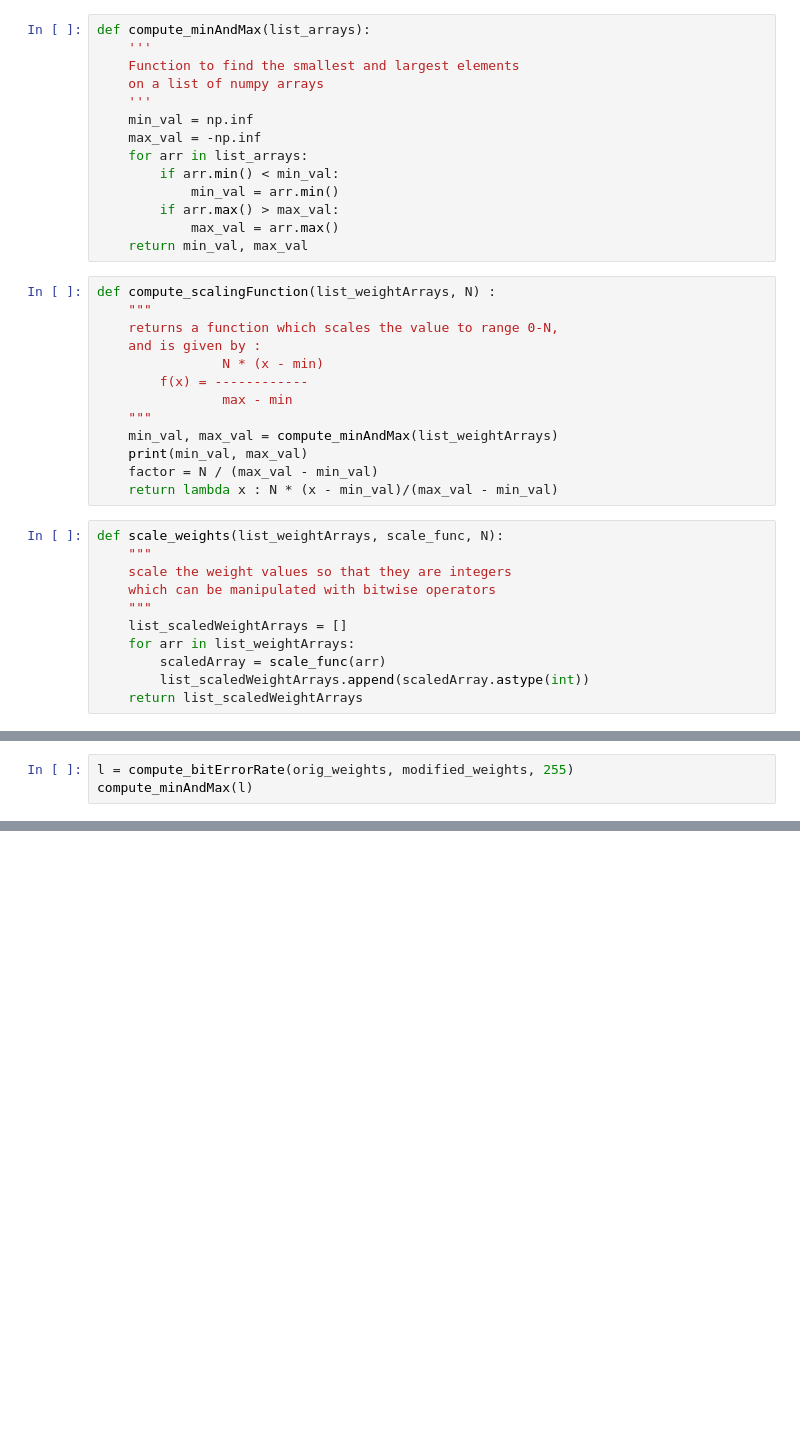
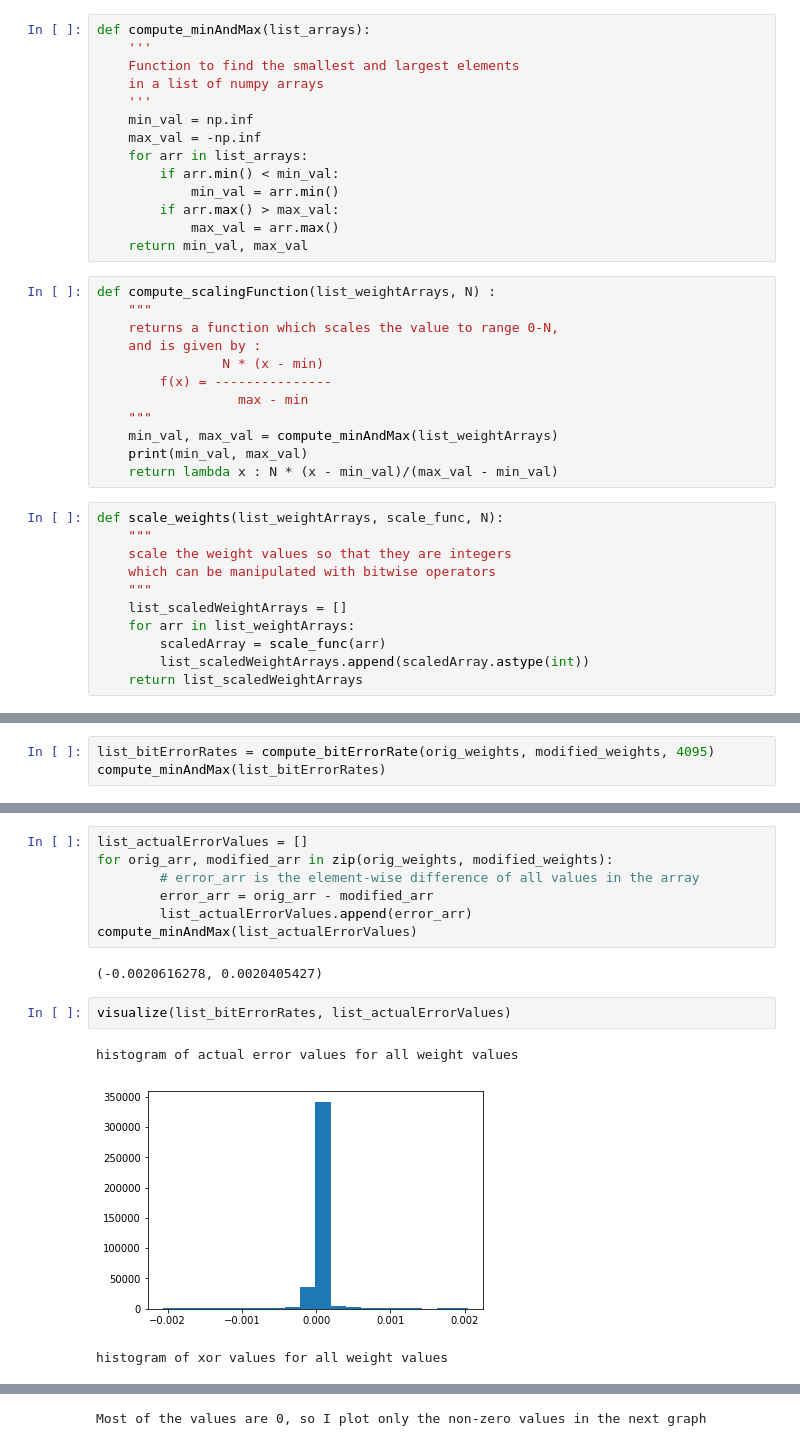
Before and after one commit to vorzawk/mdlAttack, a Jupyter notebook: measure_bitErrRate.ipynb, the cells around one changed output, grey strips where cells are left out. Drawn from its saved outputs; the diff is of its cells as text; blank space fills up the shorter version.

Commit message:
noise distribution visualized

```diff
--- a/measure_bitErrRate.ipynb
+++ b/measure_bitErrRate.ipynb
@@ -10,7 +10,7 @@ modified_weights = np.load('modified_weights.npy')
 def compute_minAndMax(list_arrays):
     '''
     Function to find the smallest and largest elements
-    on a list of numpy arrays
+    in a list of numpy arrays
     '''
     min_val = np.inf
     max_val = -np.inf
@@ -26,12 +26,11 @@ def compute_scalingFunction(list_weightArrays, N) :
     returns a function which scales the value to range 0-N,
     and is given by :
                 N * (x - min)
-        f(x) = ------------
-                max - min
+        f(x) = ---------------
+                  max - min
     """
     min_val, max_val = compute_minAndMax(list_weightArrays)
     print(min_val, max_val)
-    factor = N / (max_val - min_val)
     return lambda x : N * (x - min_val)/(max_val - min_val)
 # %%
 def scale_weights(list_weightArrays, scale_func, N):
@@ -62,7 +62,7 @@ def compute_bitErrorRate(list_origWeights, list_modifiedWeights, N):
         list_bitErrorRates.append(error_arr)
     return list_bitErrorRates
 # %%
-l = compute_bitErrorRate(orig_weights, modified_weights, 255)
-compute_minAndMax(l)
+list_bitErrorRates = compute_bitErrorRate(orig_weights, modified_weights, 4095)
+compute_minAndMax(list_bitErrorRates)
 # %% [output]
 -2.0573716 1.2827647
@@ -107,0 +104,15 @@ Layer no.  4
+# %%
+list_actualErrorValues = []
+for orig_arr, modified_arr in zip(orig_weights, modified_weights):
+        # error_arr is the element-wise difference of all values in the array
+        error_arr = orig_arr - modified_arr
+        list_actualErrorValues.append(error_arr)
+compute_minAndMax(list_actualErrorValues)
+# %% [output]
+(-0.0020616278, 0.0020405427)
+# %%
+visualize(list_bitErrorRates, list_actualErrorValues)
+# %% [output]
+histogram of actual error values for all weight values
+[figure, added]
+histogram of xor values for all weight values
@@ -107,0 +120 @@ Layer no.  4
+Most of the values are 0, so I plot only the non-zero values in the next graph
```
Also changed, not shown: parts of 7 cells of this notebook.
